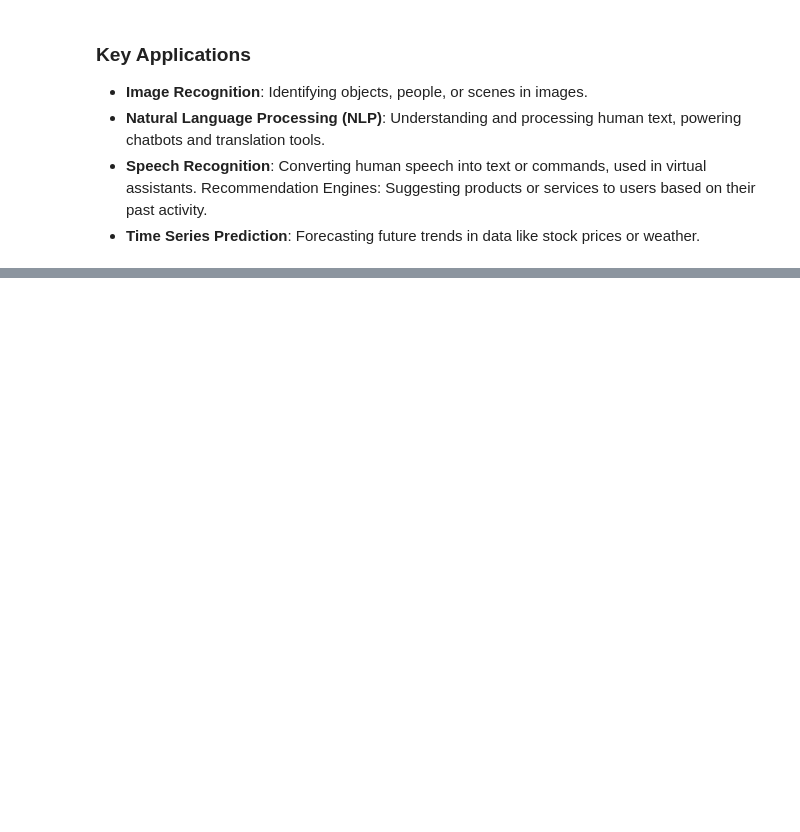
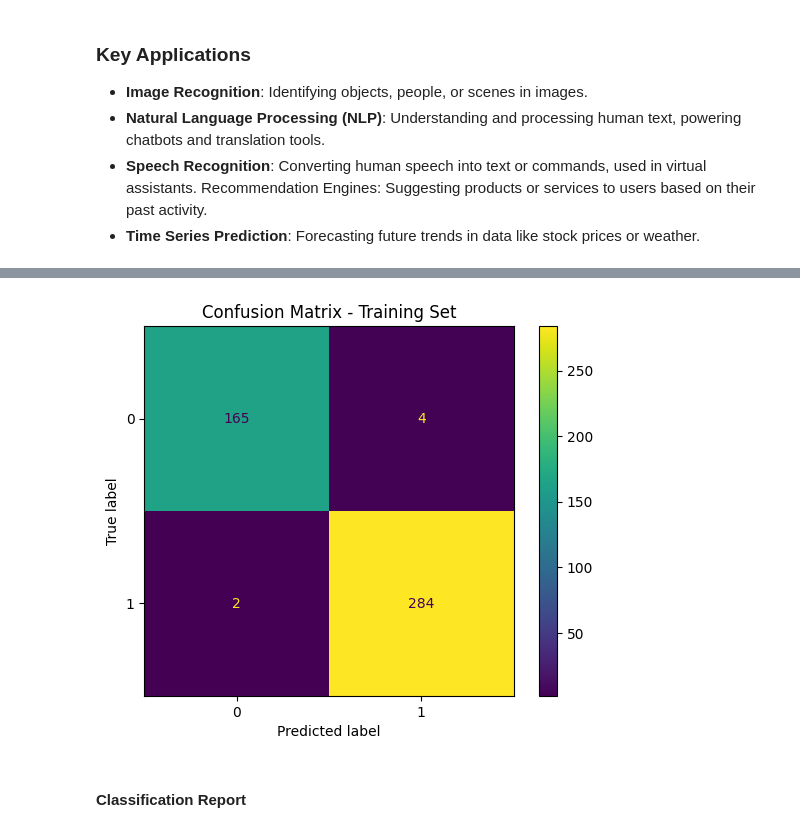
Before and after one commit to bonareri/data-science-class, a Jupyter notebook: 07-Deep_Learning/09.01 Introduction to Neural Networks.ipynb, the cells around one changed output, grey strips where cells are left out. Cells and saved outputs as stored; diff of their text form; code cells hidden in the pictures; blank space fills up the shorter version.

```diff
--- a/07-Deep_Learning/09.01 Introduction to Neural Networks.ipynb
+++ b/07-Deep_Learning/09.01 Introduction to Neural Networks.ipynb
@@ -142,0 +402,11 @@ Recommendation Engines: Suggesting products or services to users based on their
+# %%
+cm_train = confusion_matrix(y_train, train_pred_classes)
+
+disp = ConfusionMatrixDisplay(confusion_matrix=cm_train)
+disp.plot()
+plt.title("Confusion Matrix - Training Set")
+plt.show()
+# %% [output]
+[figure, added]
+# %% [markdown]
+#### Classification Report
```
Also changed, not shown: parts of 44 cells of this notebook, 2 other files.
